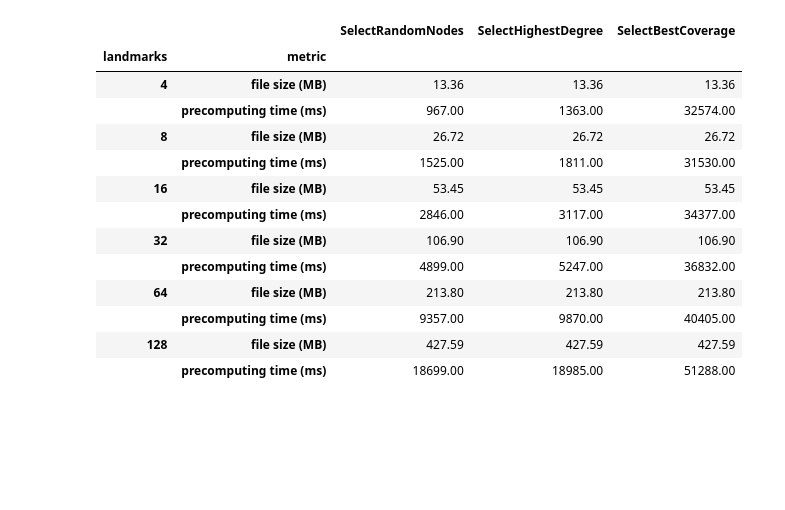
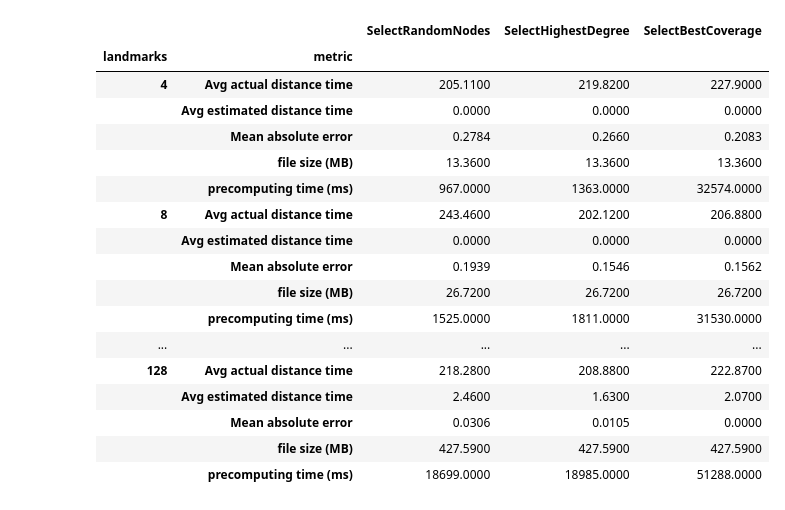
Before and after one commit to answerIII/Graph_Theory_LeetCode25, a Jupyter notebook: src/visualization/B.ipynb, the cells around one changed output. Saved outputs shown, nothing was run; the diff lists cells and outputs as text; code cells hidden in the pictures; blank space fills up the shorter version.

```diff
--- a/src/visualization/B.ipynb
+++ b/src/visualization/B.ipynb
@@ -81,12 +85,12 @@ for line in lines:
     elif current_algorithm and current_landmarks:
         if line.startswith('precomputing time:'):
             results[(current_landmarks, 'precomputing time (ms)')][current_algorithm] = int(re.search(r'\d+', line).group())
-        elif line.startswith('Avg estimated dist:'):
-            results[(current_landmarks, 'Avg estimated dist')][current_algorithm] = float(re.search(r'\d+\.\d+', line).group())
-        elif line.startswith('Avg relative error:'):
-            results[(current_landmarks, 'Avg relative error')][current_algorithm] = float(re.search(r'\d+\.\d+', line).group())
-        elif line.startswith('Avg time algorithm:'):
-            results[(current_landmarks, 'Avg time algorithm (ms)')][current_algorithm] = float(re.search(r'\d+\.\d+', line).group())
+        elif line.startswith('Avg actual distance time:'):
+            results[(current_landmarks, 'Avg actual distance time')][current_algorithm] = float(re.search(r'\d+\.\d+', line).group())
+        elif line.startswith('Mean absolute error:'):
+            results[(current_landmarks, 'Mean absolute error')][current_algorithm] = float(re.search(r'\d+\.\d+', line).group())
+        elif line.startswith('Avg estimated distance time:'):
+            results[(current_landmarks, 'Avg estimated distance time')][current_algorithm] = float(re.search(r'\d+\.\d+', line).group())
         elif line.startswith('file size:'):
             results[(current_landmarks, 'file size (MB)')][current_algorithm] = float(re.search(r'\d+\.\d+', line).group())
 
@@ -137,12 +145,12 @@ for line in lines:
     elif current_algorithm and current_landmarks:
         if line.startswith('precomputing time:'):
             results[(current_landmarks, 'precomputing time (ms)')][current_algorithm] = int(re.search(r'\d+', line).group())
-        elif line.startswith('Avg estimated dist:'):
-            results[(current_landmarks, 'Avg estimated dist')][current_algorithm] = float(re.search(r'\d+\.\d+', line).group())
-        elif line.startswith('Avg relative error:'):
-            results[(current_landmarks, 'Avg relative error')][current_algorithm] = float(re.search(r'\d+\.\d+', line).group())
-        elif line.startswith('Avg time algorithm:'):
-            results[(current_landmarks, 'Avg time algorithm (ms)')][current_algorithm] = float(re.search(r'\d+\.\d+', line).group())
+        elif line.startswith('Avg actual distance time:'):
+            results[(current_landmarks, 'Avg actual distance time')][current_algorithm] = float(re.search(r'\d+\.\d+', line).group())
+        elif line.startswith('Mean absolute error:'):
+            results[(current_landmarks, 'Mean absolute error')][current_algorithm] = float(re.search(r'\d+\.\d+', line).group())
+        elif line.startswith('Avg estimated distance time:'):
+            results[(current_landmarks, 'Avg estimated distance time')][current_algorithm] = float(re.search(r'\d+\.\d+', line).group())
         elif line.startswith('file size:'):
             results[(current_landmarks, 'file size (MB)')][current_algorithm] = float(re.search(r'\d+\.\d+', line).group())
 
@@ -177,51 +189,55 @@ with open(filepath, 'r') as f:
     lines = f.readlines()
 
 results = defaultdict(dict)
 
 current_algorithm = None
 current_landmarks = None
 
 for line in lines:
     line = line.strip()
 
     if line.startswith('graph_theory/graph/landmarkAlgo'):
         current_algorithm = line.split('.')[-1]
 
     elif line.startswith('landmarks:'):
         current_landmarks = int(re.search(r'\d+', line).group())
 
     elif current_algorithm and current_landmarks:
         if line.startswith('precomputing time:'):
             results[(current_landmarks, 'precomputing time (ms)')][current_algorithm] = int(re.search(r'\d+', line).group())
-        elif line.startswith('Avg estimated dist:'):
-            results[(current_landmarks, 'Avg estimated dist')][current_algorithm] = float(re.search(r'\d+\.\d+', line).group())
-        elif line.startswith('Avg relative error:'):
-            results[(current_landmarks, 'Avg relative error')][current_algorithm] = float(re.search(r'\d+\.\d+', line).group())
-        elif line.startswith('Avg time algorithm:'):
-            results[(current_landmarks, 'Avg time algorithm (ms)')][current_algorithm] = float(re.search(r'\d+\.\d+', line).group())
+        elif line.startswith('Avg actual distance time:'):
+            results[(current_landmarks, 'Avg actual distance time')][current_algorithm] = float(re.search(r'\d+\.\d+', line).group())
+        elif line.startswith('Mean absolute error:'):
+            results[(current_landmarks, 'Mean absolute error')][current_algorithm] = float(re.search(r'\d+\.\d+', line).group())
+        elif line.startswith('Avg estimated distance time:'):
+            results[(current_landmarks, 'Avg estimated distance time')][current_algorithm] = float(re.search(r'\d+\.\d+', line).group())
         elif line.startswith('file size:'):
             results[(current_landmarks, 'file size (MB)')][current_algorithm] = float(re.search(r'\d+\.\d+', line).group())
 
 df = pd.DataFrame(results).T
 df.index.names = ['landmarks', 'metric']
 df = df.sort_index()
 
 df
 # %% [output]
 |  |  | SelectRandomNodes | SelectHighestDegree | SelectBestCoverage |
 | landmarks | metric |  |  |  |
-| 4 | file size (MB) | 13.36 | 13.36 | 13.36 |
-|  | precomputing time (ms) | 967.00 | 1363.00 | 32574.00 |
-| 8 | file size (MB) | 26.72 | 26.72 | 26.72 |
-|  | precomputing time (ms) | 1525.00 | 1811.00 | 31530.00 |
-| 16 | file size (MB) | 53.45 | 53.45 | 53.45 |
-|  | precomputing time (ms) | 2846.00 | 3117.00 | 34377.00 |
-| 32 | file size (MB) | 106.90 | 106.90 | 106.90 |
-|  | precomputing time (ms) | 4899.00 | 5247.00 | 36832.00 |
-| 64 | file size (MB) | 213.80 | 213.80 | 213.80 |
-|  | precomputing time (ms) | 9357.00 | 9870.00 | 40405.00 |
-| 128 | file size (MB) | 427.59 | 427.59 | 427.59 |
-|  | precomputing time (ms) | 18699.00 | 18985.00 | 51288.00 |
+| 4 | Avg actual distance time | 205.1100 | 219.8200 | 227.9000 |
+|  | Avg estimated distance time | 0.0000 | 0.0000 | 0.0000 |
+|  | Mean absolute error | 0.2784 | 0.2660 | 0.2083 |
+|  | file size (MB) | 13.3600 | 13.3600 | 13.3600 |
+|  | precomputing time (ms) | 967.0000 | 1363.0000 | 32574.0000 |
+| 8 | Avg actual distance time | 243.4600 | 202.1200 | 206.8800 |
+|  | Avg estimated distance time | 0.0000 | 0.0000 | 0.0000 |
+|  | Mean absolute error | 0.1939 | 0.1546 | 0.1562 |
+|  | file size (MB) | 26.7200 | 26.7200 | 26.7200 |
+|  | precomputing time (ms) | 1525.0000 | 1811.0000 | 31530.0000 |
+| ... | ... | ... | ... | ... |
+| 128 | Avg actual distance time | 218.2800 | 208.8800 | 222.8700 |
+|  | Avg estimated distance time | 2.4600 | 1.6300 | 2.0700 |
+|  | Mean absolute error | 0.0306 | 0.0105 | 0.0000 |
+|  | file size (MB) | 427.5900 | 427.5900 | 427.5900 |
+|  | precomputing time (ms) | 18699.0000 | 18985.0000 | 51288.0000 |
 # %%
 import pandas as pd
 import re
```
Also changed, not shown: parts of 5 cells of this notebook, 2 other files.
